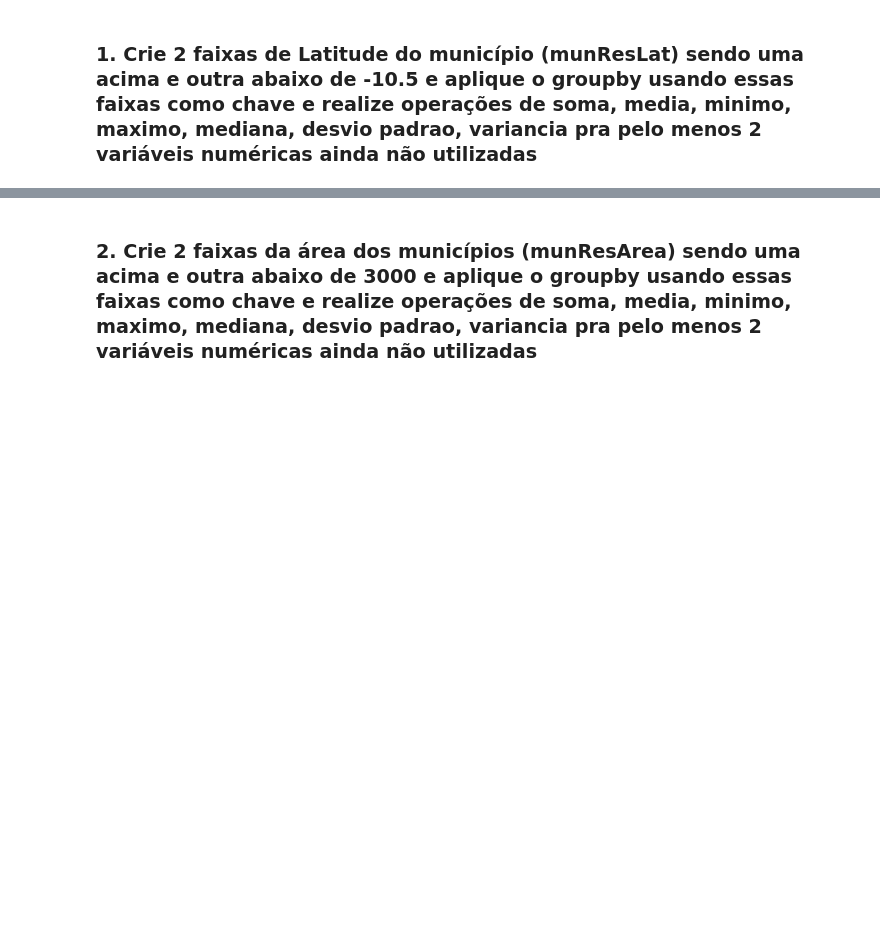
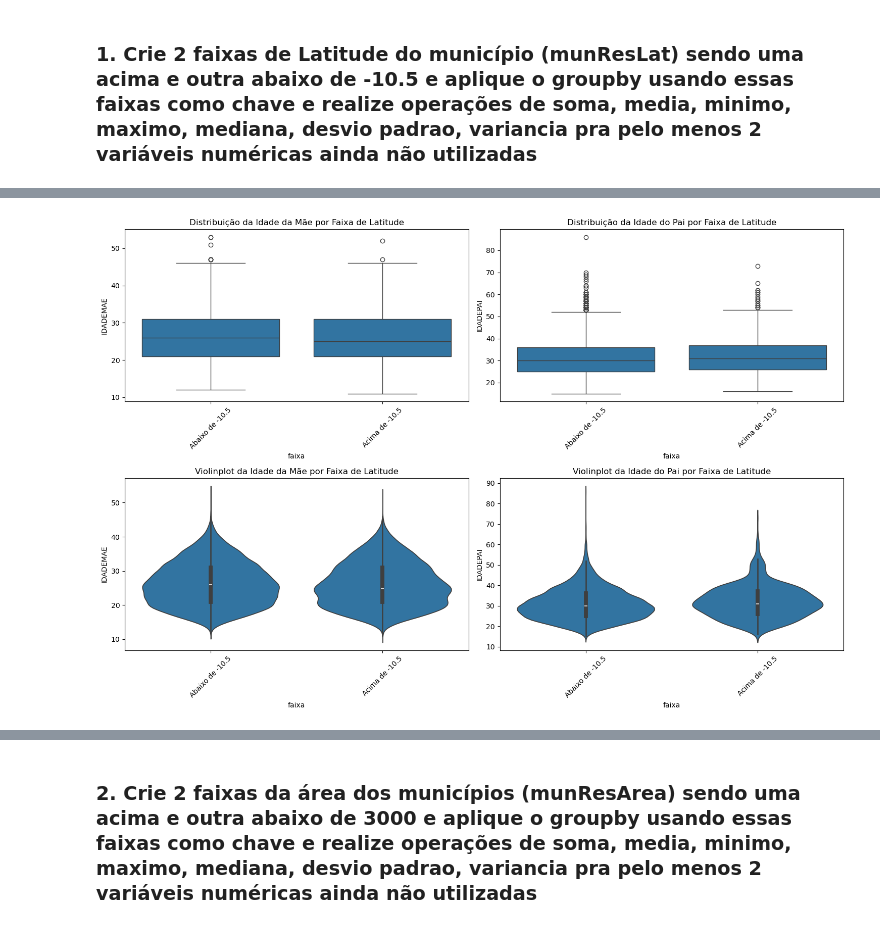
Before and after one commit to diegofurukawa/Python_Ebac, a Jupyter notebook: Profissao_Cientista_de_Dados/02_Cientista_de_Dados/Modulo_09_-_Desenvolvimento_de_Aplicacoes_com_Python/Mod9Tarefa2.ipynb, the cells around one changed output, grey strips where cells are left out. Cells and saved outputs as stored; diff of their text form; code cells hidden in the pictures; blank space fills up the shorter version.

```diff
--- a/Profissao_Cientista_de_Dados/02_Cientista_de_Dados/Modulo_09_-_Desenvolvimento_de_Aplicacoes_com_Python/Mod9Tarefa2.ipynb
+++ b/Profissao_Cientista_de_Dados/02_Cientista_de_Dados/Modulo_09_-_Desenvolvimento_de_Aplicacoes_com_Python/Mod9Tarefa2.ipynb
@@ -139,0 +94,84 @@ See the caveats in the documentation: https://pandas.pydata.org/pandas-docs/stab
+# %%
+# Selecionar as colunas relevantes e criar uma cópia dos dados
+sinasc_faixa2 = sinasc_raw[['ESCMAE', 'IDADEMAE', 'IDADEPAI', 'munResLat']].copy()
+
+# Criar a coluna de faixa de latitude
+sinasc_faixa2['faixa'] = sinasc_faixa2['munResLat'].apply(
+    lambda x: 'Abaixo de -10.5' if x < -10.5 else 'Acima de -10.5'
+)
+
+# Agrupar pelos valores de faixa de latitude e calcular as estatísticas
+result = sinasc_faixa2.groupby('faixa').agg({
+   'IDADEMAE': ['sum', 'mean', 'min', 'max', 'median', 'std', 'var'],
+   'IDADEPAI': ['sum', 'mean', 'min', 'max', 'median', 'std', 'var']
+})
+
+# Renomear as colunas para melhor visualização
+result.columns = [
+    'IDADEMAE_soma', 'IDADEMAE_media', 'IDADEMAE_min', 'IDADEMAE_max',
+    'IDADEMAE_mediana', 'IDADEMAE_desvio', 'IDADEMAE_variancia',
+    'IDADEPAI_soma', 'IDADEPAI_media', 'IDADEPAI_min', 'IDADEPAI_max',
+    'IDADEPAI_mediana', 'IDADEPAI_desvio', 'IDADEPAI_variancia'
+]
+
+# Arredondar os valores para 2 casas decimais
+result = result.round(2)
+
+print("\nEstatísticas por faixa de latitude:")
+print(result)
+
+# Criar visualizações para melhor compreensão
+plt.figure(figsize=(15, 10))
+
+# Boxplot para IDADEMAE
+plt.subplot(2, 2, 1)
+sns.boxplot(data=sinasc_faixa2, x='faixa', y='IDADEMAE')
+plt.title('Distribuição da Idade da Mãe por Faixa de Latitude')
+plt.xticks(rotation=45)
+
+# Boxplot para IDADEPAI
+plt.subplot(2, 2, 2)
+sns.boxplot(data=sinasc_faixa2, x='faixa', y='IDADEPAI')
+plt.title('Distribuição da Idade do Pai por Faixa de Latitude')
+plt.xticks(rotation=45)
+
+# Violinplot para IDADEMAE
+plt.subplot(2, 2, 3)
+sns.violinplot(data=sinasc_faixa2, x='faixa', y='IDADEMAE')
+plt.title('Violinplot da Idade da Mãe por Faixa de Latitude')
+plt.xticks(rotation=45)
+
+# Violinplot para IDADEPAI
+plt.subplot(2, 2, 4)
+sns.violinplot(data=sinasc_faixa2, x='faixa', y='IDADEPAI')
+plt.title('Violinplot da Idade do Pai por Faixa de Latitude')
+plt.xticks(rotation=45)
+
+plt.tight_layout()
+plt.show()
+
+# Adicionar análises estatísticas adicionais
+print("\nAnálise estatística detalhada:")
+
+# Teste de normalidade
+from scipy import stats
+
+for faixa in sinasc_faixa2['faixa'].unique():
+    dados_mae = sinasc_faixa2[sinasc_faixa2['faixa'] == faixa]['IDADEMAE']
+    dados_pai = sinasc_faixa2[sinasc_faixa2['faixa'] == faixa]['IDADEPAI']
+
+    print(f"\nFaixa: {faixa}")
+    print(f"Idade da Mãe:")
+    print(f"Assimetria: {stats.skew(dados_mae.dropna()):.2f}")
+    print(f"Curtose: {stats.kurtosis(dados_mae.dropna()):.2f}")
+    print(f"\nIdade do Pai:")
+    print(f"Assimetria: {stats.skew(dados_pai.dropna()):.2f}")
+    print(f"Curtose: {stats.kurtosis(dados_pai.dropna()):.2f}")
+
+# Adicionar correlação entre idade do pai e da mãe por faixa
+print("\nCorrelação entre idade do pai e da mãe por faixa:")
+for faixa in sinasc_faixa2['faixa'].unique():
+    dados_faixa = sinasc_faixa2[sinasc_faixa2['faixa'] == faixa]
+    correlacao = dados_faixa['IDADEMAE'].corr(dados_faixa['IDADEPAI'])
+    print(f"{faixa}: {correlacao:.3f}")
+# %% [output]
@@ -139,0 +198 @@ See the caveats in the documentation: https://pandas.pydata.org/pandas-docs/stab
+[figure, added]
```
Also changed, not shown: parts of 18 cells of this notebook.
